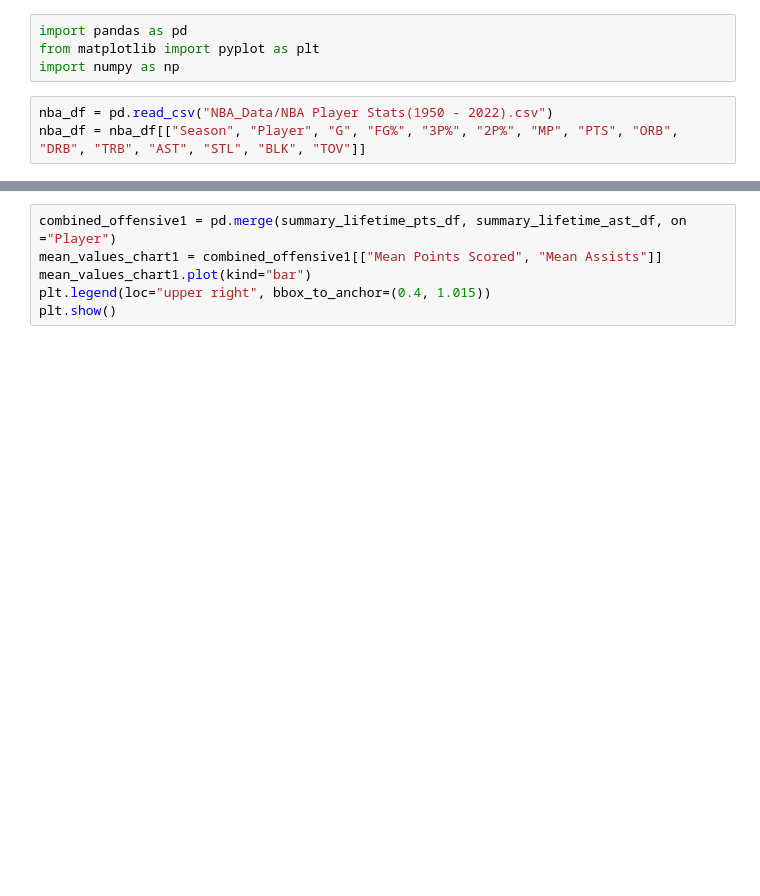
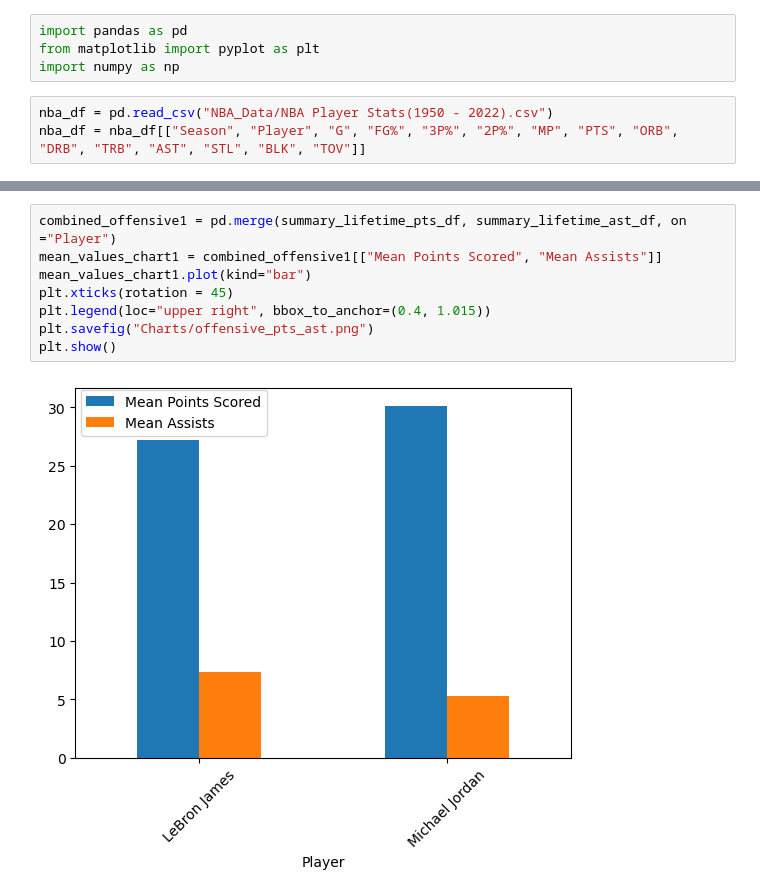
Before and after one commit to Kai-0322/NBA_Analysis, a Jupyter notebook: MJ_LJ_stats_analysis.ipynb, the cells around one changed output, grey strips where cells are left out. Saved outputs shown, nothing was run; the diff lists cells and outputs as text; blank space fills up the shorter version.

```diff
--- a/MJ_LJ_stats_analysis.ipynb
+++ b/MJ_LJ_stats_analysis.ipynb
@@ -124,9 +263,13 @@ summary_lifetime_ast_df
 # %%
 combined_offensive1 = pd.merge(summary_lifetime_pts_df, summary_lifetime_ast_df, on ="Player")
 mean_values_chart1 = combined_offensive1[["Mean Points Scored", "Mean Assists"]]
 mean_values_chart1.plot(kind="bar")
+plt.xticks(rotation = 45)
 plt.legend(loc="upper right", bbox_to_anchor=(0.4, 1.015))
+plt.savefig("Charts/offensive_pts_ast.png")
 plt.show()
+# %% [output]
+[figure, added]
 # %%
 combined_offensive2 = pd.merge(summary_lifetime_oreb_df, summary_lifetime_fgp_df, on ="Player")
 mean_values_chart2 = combined_offensive2[["Mean Offensive Rebounds", "Mean Field Goal %"]]
```
Also changed, not shown: parts of 35 cells of this notebook.
